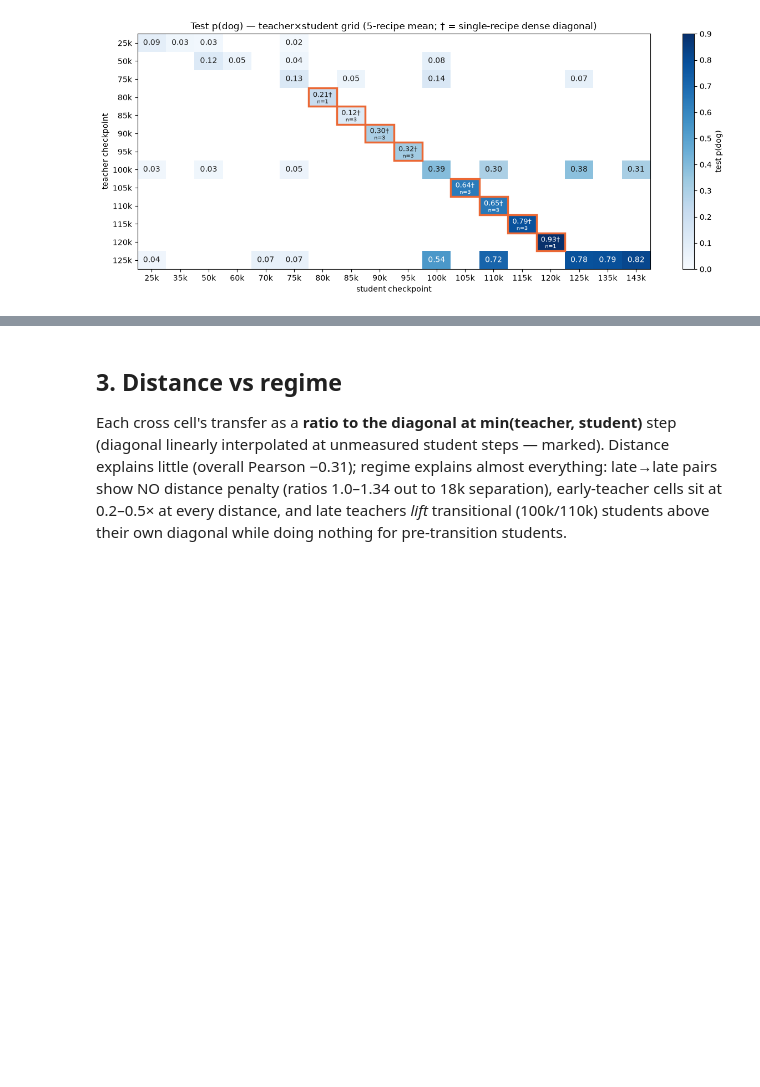
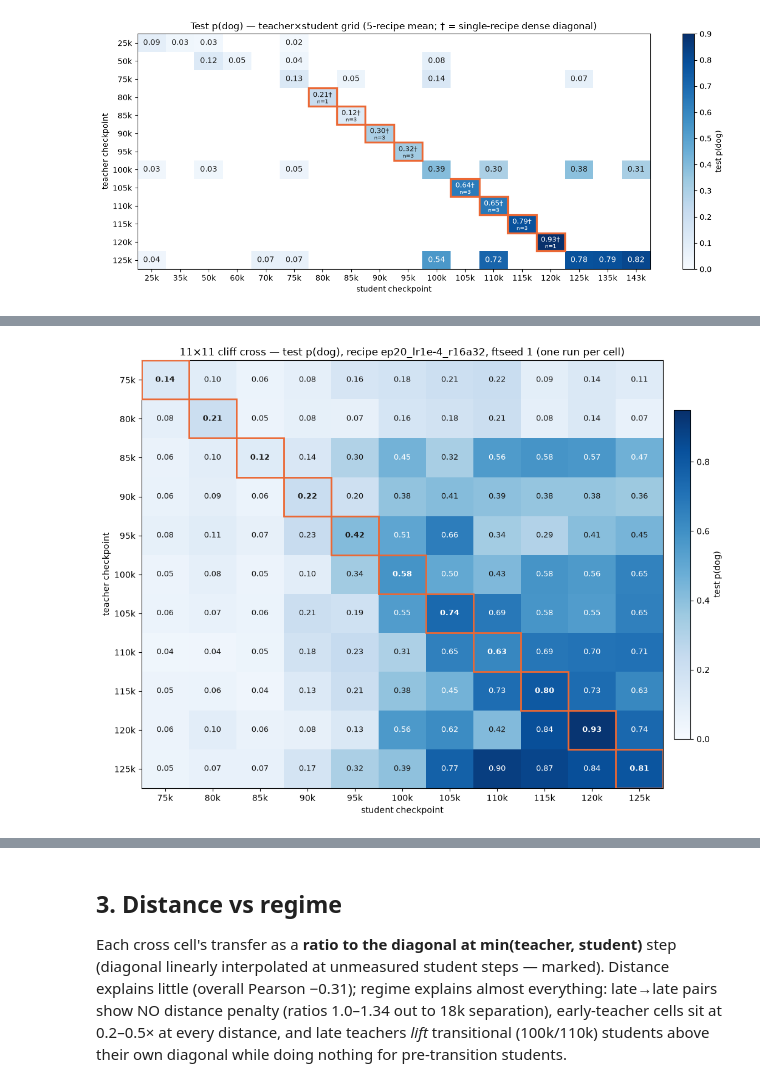
Before and after one commit to AnandVishesh1301/EleutherAI_subliminal_learning, a Jupyter notebook: notebooks/checkpoint_distillation_analysis.ipynb, the cells around one changed output, grey strips where cells are left out. Saved outputs shown, nothing was run; the diff lists cells and outputs as text; code cells hidden in the pictures; blank space fills up the shorter version.

```diff
--- a/notebooks/checkpoint_distillation_analysis.ipynb
+++ b/notebooks/checkpoint_distillation_analysis.ipynb
@@ -315,0 +355,84 @@ fig.colorbar(im, ax=ax, label="test p(dog)"); plt.tight_layout(); plt.show()
+# %%
+XSTEPS = list(range(75000, 130000, 5000))
+cx = df_all[(df_all.init == "orig") & (df_all.ftseed == 1) & (df_all.tag == "ep20_lr1e-4_r16a32")
+            & df_all.teacher_step.isin(XSTEPS) & df_all.student_step.isin(XSTEPS)]
+X = (cx.pivot(index="teacher_step", columns="student_step", values="p_test")
+       .reindex(index=XSTEPS, columns=XSTEPS))
+print(f"{int(X.notna().sum().sum())} / {len(XSTEPS) ** 2} cliff-cross cells present (ftseed 1)")
+
+# (1) heatmap -- rows = teacher step, cols = student step, one run per cell
+fig, ax = plt.subplots(figsize=(10.5, 8))
+im = ax.imshow(X.values, cmap="Blues", vmin=0, vmax=0.95, aspect="auto")
+lab = [f"{s // 1000}k" for s in XSTEPS]
+ax.set_xticks(range(len(XSTEPS)), lab); ax.set_yticks(range(len(XSTEPS)), lab)
+ax.set_xlabel("student checkpoint"); ax.set_ylabel("teacher checkpoint")
+ax.set_title("11×11 cliff cross — test p(dog), recipe ep20_lr1e-4_r16a32, ftseed 1 (one run per cell)")
+for a in range(len(XSTEPS)):
+    for b in range(len(XSTEPS)):
+        v = X.values[a, b]
+        if np.isnan(v):
+            continue
+        ax.text(b, a, f"{v:.2f}", ha="center", va="center", fontsize=9,
+                color="#ffffff" if v > 0.45 else "#1a1a19",
+                fontweight="bold" if a == b else "normal")
+for k in range(len(XSTEPS)):
+    ax.add_patch(plt.Rectangle((k - 0.5, k - 0.5), 1, 1, fill=False, edgecolor="#eb6834", lw=2, zorder=3))
+fig.colorbar(im, ax=ax, fraction=0.03, pad=0.02, label="test p(dog)")
+plt.tight_layout(); plt.show()
+
+# (2) gate curves. Student gate: mean over teachers >= 100k (rows), vs student step.
+#     Teacher gate: mean over students >= 110k (cols), vs teacher step. Band = min-max over the
+#     averaged teachers/students. Diagonal overlaid for reference.
+MATURE_T = [t for t in XSTEPS if t >= 100000]
+MATURE_S = [s for s in XSTEPS if s >= 110000]
+sg = X.loc[MATURE_T].agg(["mean", "min", "max"])            # index = student step
+tg = X[MATURE_S].T.agg(["mean", "min", "max"])               # index = teacher step
+dg_x = pd.Series(np.diag(X.values), index=XSTEPS)
+fig, ax = plt.subplots(figsize=(10, 5.4))
+ks = np.array(XSTEPS) / 1000
+ax.plot(ks, sg.loc["mean"].values, "-o", ms=10, lw=2.2, color="#2a78d6",
+        label="student gate: mean over teachers ≥100k")
+ax.fill_between(ks, sg.loc["min"].values, sg.loc["max"].values, color="#2a78d6", alpha=0.12)
+ax.plot(ks, tg.loc["mean"].values, "-s", ms=10, lw=2.2, color="#eb6834",
+        label="teacher gate: mean over students ≥110k")
+ax.fill_between(ks, tg.loc["min"].values, tg.loc["max"].values, color="#eb6834", alpha=0.12)
+ax.plot(ks, dg_x.values, "--^", ms=8, lw=1.6, color="#898781", label="diagonal (teacher = student)")
+ax.axvspan(85, 115, color="#eda100", alpha=0.08)
+ax.set_xlabel("checkpoint of the varied side (k steps)"); ax.set_ylabel("test p(dog)")
+ax.set_title("Both sides gate transfer; the student-side gate is the sharper and later one")
+style(ax)
+aplots.right_legend(ax, anchor=(1.01, 0.5), fontsize=10)
+plt.tight_layout(); plt.show()
+
+# Table: rows = checkpoint step of the varied side; columns = the two gate means (over the
+# stated mature partners), the diagonal, and the full row/column means over all 11 partners.
+gate_tbl = pd.DataFrame({
+    "student_gate_mean_T>=100k": sg.loc["mean"], "teacher_gate_mean_S>=110k": tg.loc["mean"],
+    "diagonal": dg_x, "row_mean_all_students": X.mean(axis=1), "col_mean_all_teachers": X.mean(axis=0)})
+gate_tbl.index = [f"{s // 1000}k" for s in gate_tbl.index]
+display(gate_tbl.round(3))
+
+# (3) distance vs regime, now with a MEASURED diagonal reference at every min(i, j).
+xx = cx[cx.teacher_step != cx.student_step].copy()
+xx["dist_k"] = (xx.student_step - xx.teacher_step).abs() // 1000
+xx["direction"] = np.where(xx.student_step > xx.teacher_step, "forward", "backward")
+mn = xx[["teacher_step", "student_step"]].min(axis=1)
+xx["ratio_to_diag_at_min"] = xx.p_test.values / dg_x.loc[mn].values
+xx["min_regime"] = np.where(mn < 90000, "min(i,j) < 90k (pre-transition)", "min(i,j) ≥ 90k")
+fig, ax = plt.subplots(figsize=(10, 5.2))
+for (d, reg), c_ in [(("forward", "min(i,j) ≥ 90k"), "#2a78d6"), (("backward", "min(i,j) ≥ 90k"), "#eb6834"),
+                     (("forward", "min(i,j) < 90k (pre-transition)"), "#9ec3ef"),
+                     (("backward", "min(i,j) < 90k (pre-transition)"), "#f5b79c")]:
+    s = xx[(xx.direction == d) & (xx.min_regime == reg)]
+    ax.scatter(s.dist_k + (0.35 if d == "backward" else -0.35), s.ratio_to_diag_at_min, s=95,
+               color=c_, alpha=0.85, label=f"{d}, {reg}")
+ax.axhline(1.0, color="#898781", ls=":", lw=2)
+ax.set_xlabel("|teacher − student| (k steps)"); ax.set_ylabel("transfer ÷ measured diagonal at min(i,j)")
+ax.set_title("Cliff cross: forward cells track the teacher's diagonal; backward cells fall below it")
+style(ax)
+aplots.right_legend(ax, anchor=(1.01, 0.5), fontsize=9)
+plt.tight_layout(); plt.show()
+# Summary: median ratio by direction x regime (row unit = one off-diagonal cell)
+(xx.groupby(["min_regime", "direction"]).ratio_to_diag_at_min
+   .agg(["median", "min", "max", "count"]).round(2))
+# %% [output]
@@ -315,0 +440 @@ fig.colorbar(im, ax=ax, label="test p(dog)"); plt.tight_layout(); plt.show()
+[figure, added]
```
Also changed, not shown: parts of 11 cells of this notebook, 49 other files.
